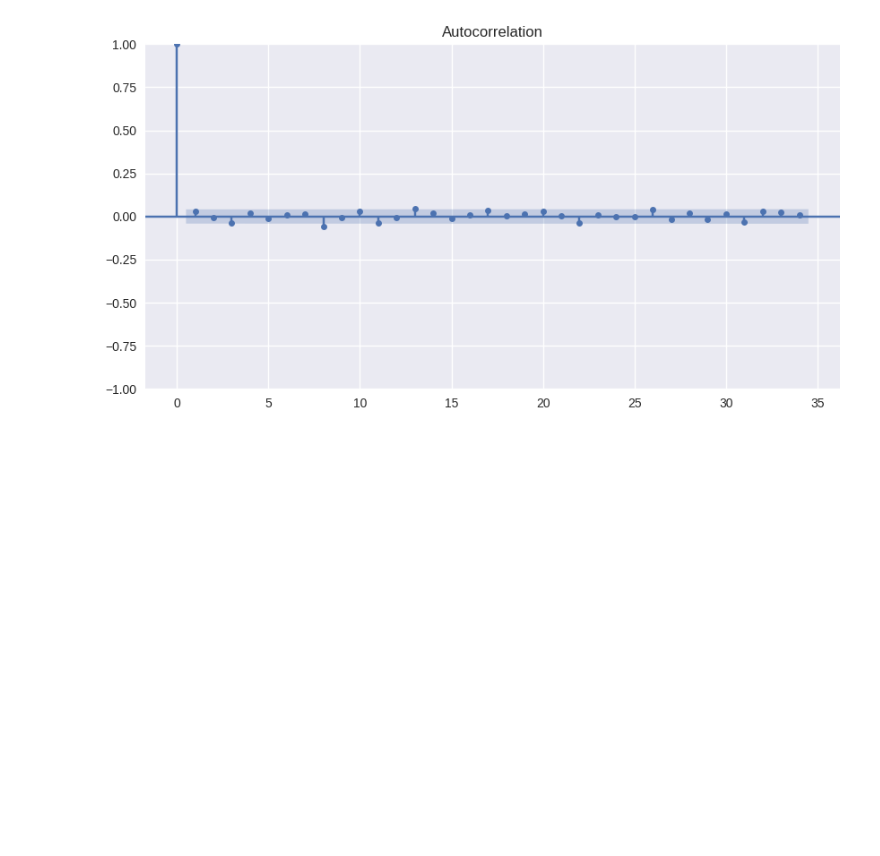
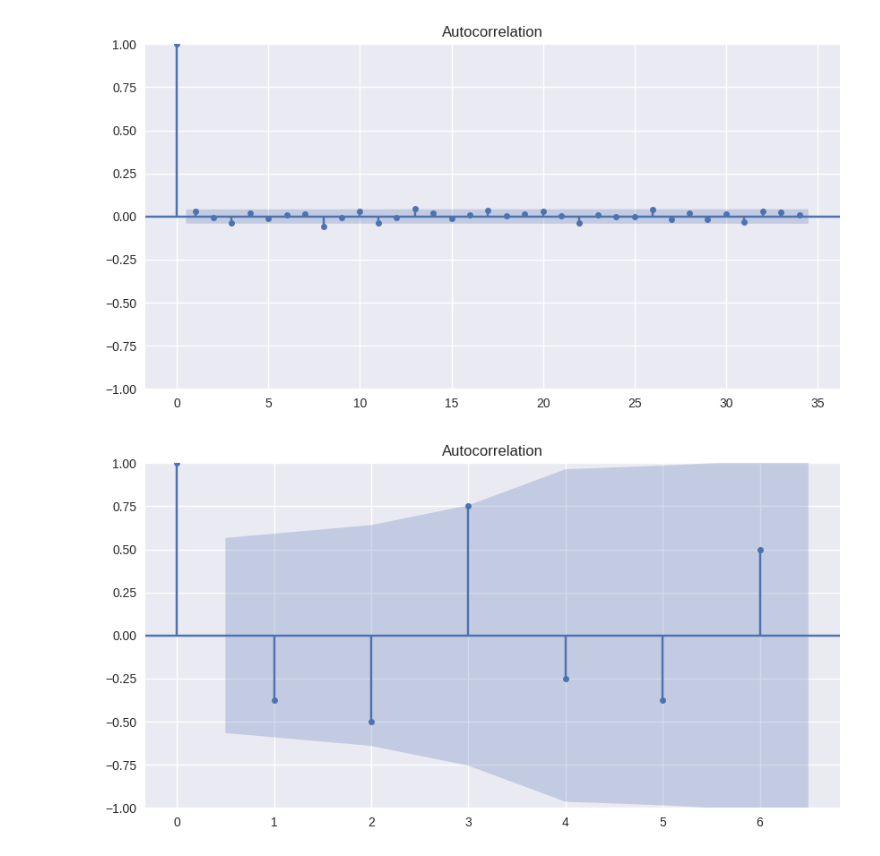
Before and after one commit to yungshun317/pd-algo-trading, a Jupyter notebook: time_series_forecasting.ipynb, the cells around one changed output. Drawn from its saved outputs; the diff is of its cells as text; code cells hidden in the pictures; blank space fills up the shorter version.

```diff
--- a/time_series_forecasting.ipynb
+++ b/time_series_forecasting.ipynb
@@ -599,3 +609,15 @@ fig, ax = plt.subplots(figsize=(10, 5))
 plot_acf(aapl['Returns'].dropna(), ax=ax);
 # %% [output]
 [figure]
+# %%
+from statsmodels.graphics.tsaplots import plot_pacf, plot_acf
+import matplotlib.pyplot as plt
+
+acf_sequence = np.array([1, 2, 3] * 4)
+
+fig, ax = plt.subplots(figsize=(10, 5))
+plot_acf(acf_sequence, ax=ax);
+
+plt.savefig()
+# %% [output]
+[figure, added]
```
Also changed, not shown: parts of 9 cells of this notebook.
